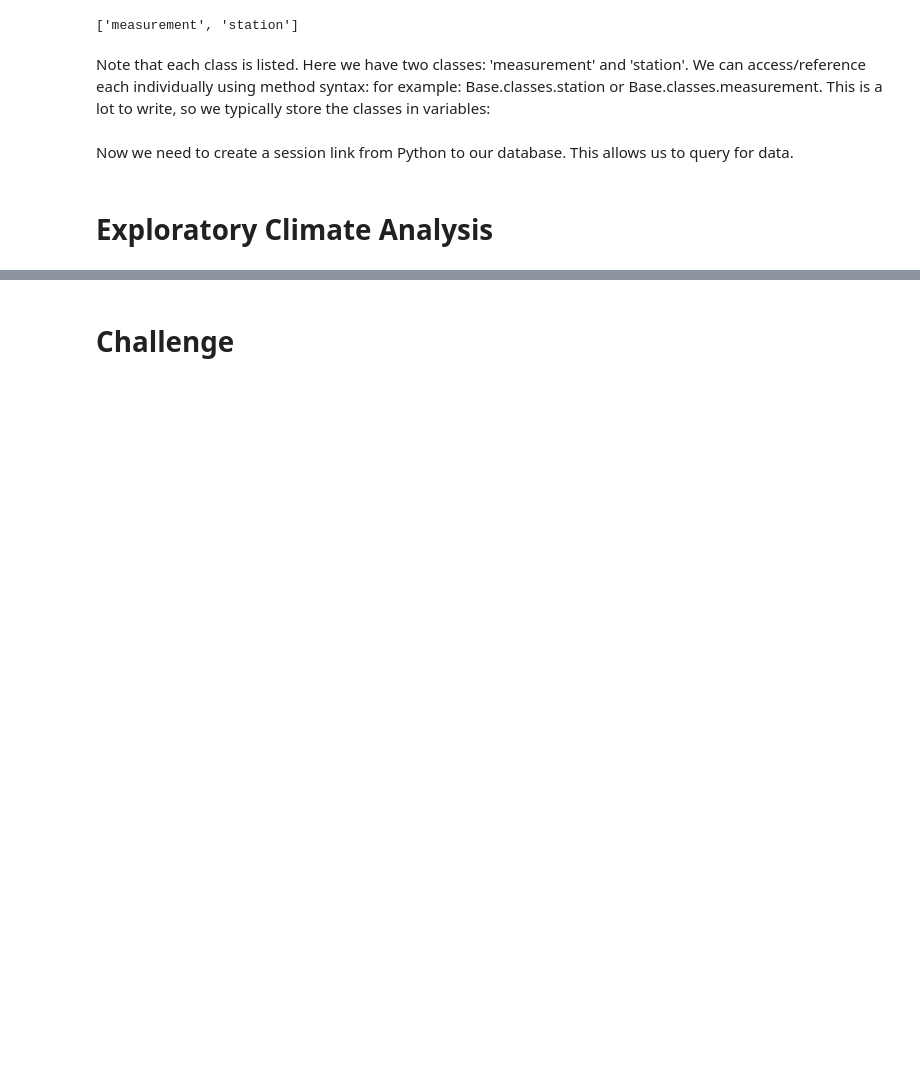
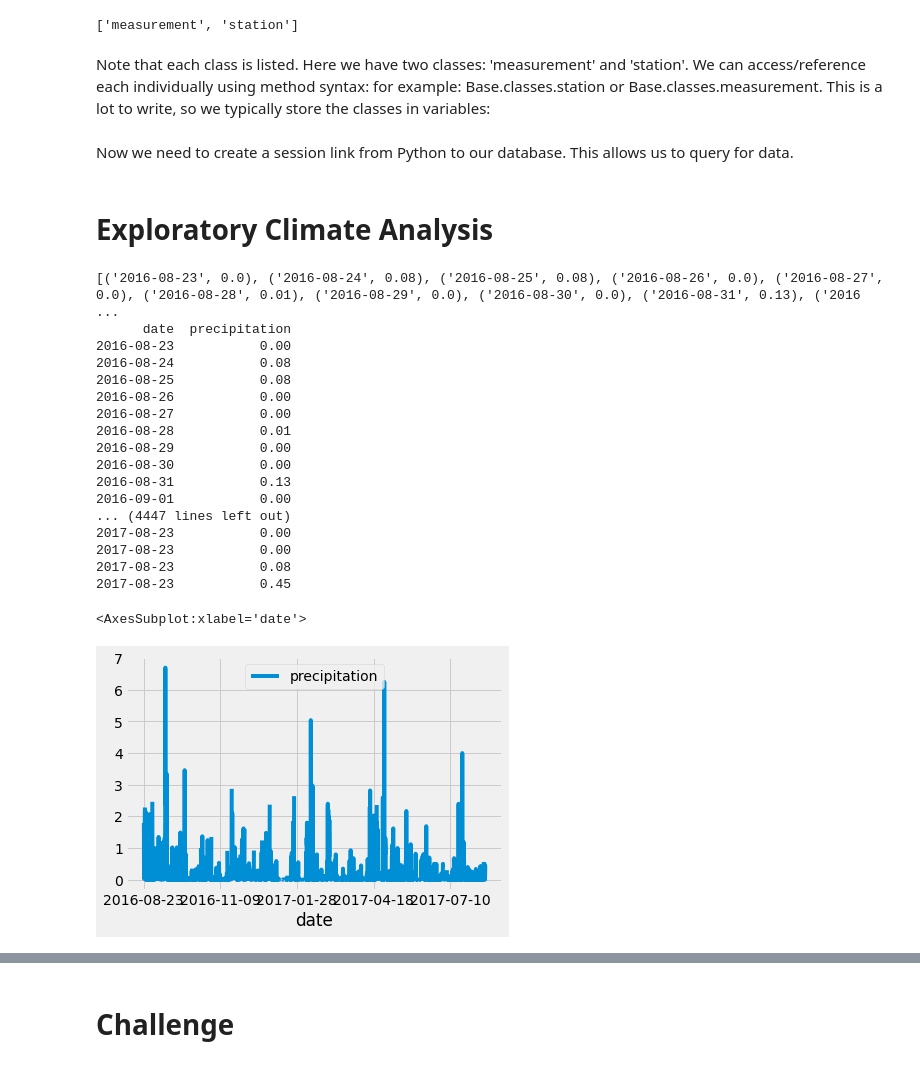
Before and after one commit to ariw237/surfs_up, a Jupyter notebook: climate_analysis.ipynb, the cells around one changed output, grey strips where cells are left out. Cells and saved outputs as stored; diff of their text form; code cells hidden in the pictures; blank space fills up the shorter version.

```diff
--- a/climate_analysis.ipynb
+++ b/climate_analysis.ipynb
@@ -63,13 +63,40 @@ session = Session(engine) #We use a SQlAlchemy Session to query our database ini
 # %%
 # Design a query to retrieve the last 12 months of precipitation data and plot the results.
 #Starting from the last data point in the database.
-
+prev_year = dt.date(2017, 8, 23) #This is the format used by date method of datetime module
 # Calculate the date one year from the last date in data set.
-
+prev_year = dt.date(2017, 8, 23) - dt.timedelta(days=365) #Now we have a range of dates spanning one year to investigate
 # Perform a query to retrieve the data and precipitation scores
-
+results =[] #Create an empty list
+results = session.query(Measurement.date, Measurement.prcp).filter(Measurement.date>=prev_year).all()
+print(results)
 # Save the query results as a Pandas DataFrame and set the index to the date column
-
+df = pd.DataFrame(results, columns =['date', 'precipitation']) #Note that we specified col labels
+df.set_index(df['date'], inplace =True) #Sets the date column as the index
+# Note that the date column is still present  but now index is also the date
+print(df.to_string(index=False)) #Allows us to view the dataframe with the index
 # Sort the dataframe by date
-
+df = df.sort_index()
+print(df.to_string(index=False))
 # Use Pandas Plotting with Matplotlib to plot the data
+df.plot() #By default this gives a bar plot
+# %% [output]
+[('2016-08-23', 0.0), ('2016-08-24', 0.08), ('2016-08-25', 0.08), ('2016-08-26', 0.0), ('2016-08-27', 0.0), ('2016-08-28', 0.01), ('2016-08-29', 0.0), ('2016-08-30', 0.0), ('2016-08-31', 0.13), ('2016 ...
+      date  precipitation
+2016-08-23           0.00
+2016-08-24           0.08
+2016-08-25           0.08
+2016-08-26           0.00
+2016-08-27           0.00
+2016-08-28           0.01
+2016-08-29           0.00
+2016-08-30           0.00
+2016-08-31           0.13
+2016-09-01           0.00
+... (4447 lines left out)
+2017-08-23           0.00
+2017-08-23           0.00
+2017-08-23           0.08
+2017-08-23           0.45
+<AxesSubplot:xlabel='date'>
+[figure, added]
```
Also changed, not shown: parts of 2 cells of this notebook.
